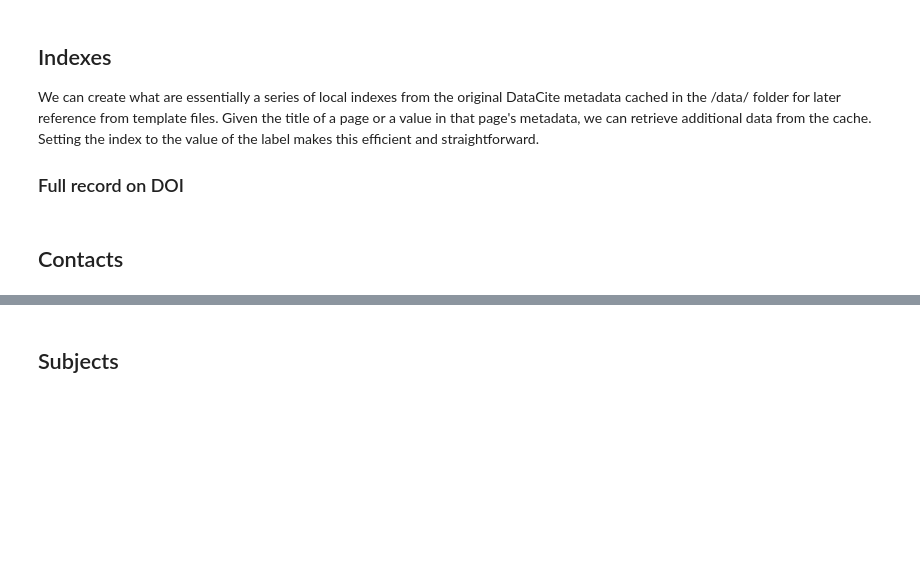
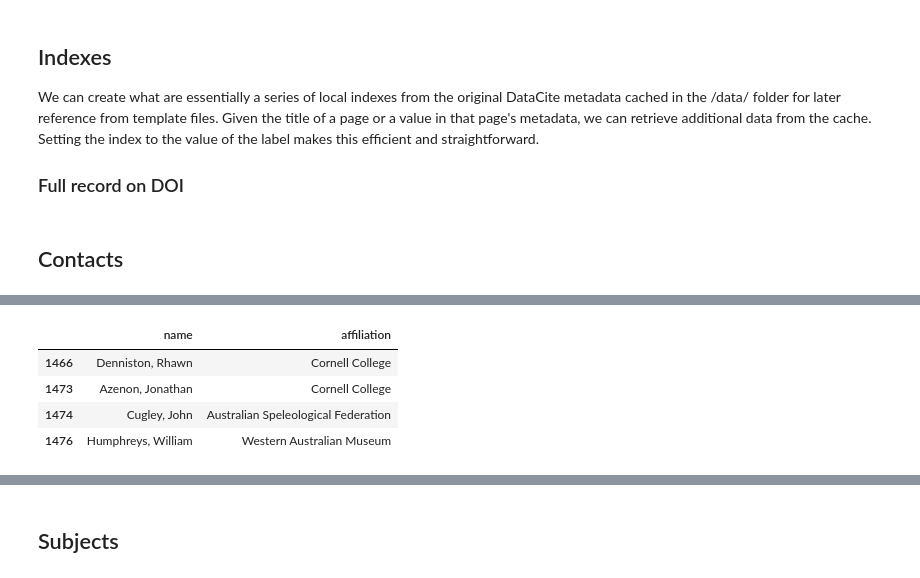
Before and after one commit to datapurifier/landingpage-in-a-box, a Jupyter notebook: notebooks/fetch datacite.ipynb, the cells around one changed output, grey strips where cells are left out. Saved outputs shown, nothing was run; the diff lists cells and outputs as text; code cells hidden in the pictures; blank space fills up the shorter version.

```diff
--- a/notebooks/fetch datacite.ipynb
+++ b/notebooks/fetch datacite.ipynb
@@ -501,0 +564,8 @@ df_contacts['url'] = df_contacts.apply(contact_url, axis=1)
+# %%
+contact_affiliations[contact_affiliations['affiliation'].isin(df_contacts['name'])]
+# %% [output]
+|  | name | affiliation |
+| 1466 | Denniston, Rhawn | Cornell College |
+| 1473 | Azenon, Jonathan | Cornell College |
+| 1474 | Cugley, John | Australian Speleological Federation |
+| 1476 | Humphreys, William | Western Australian Museum |
```
Also changed, not shown: parts of 16 cells of this notebook.
